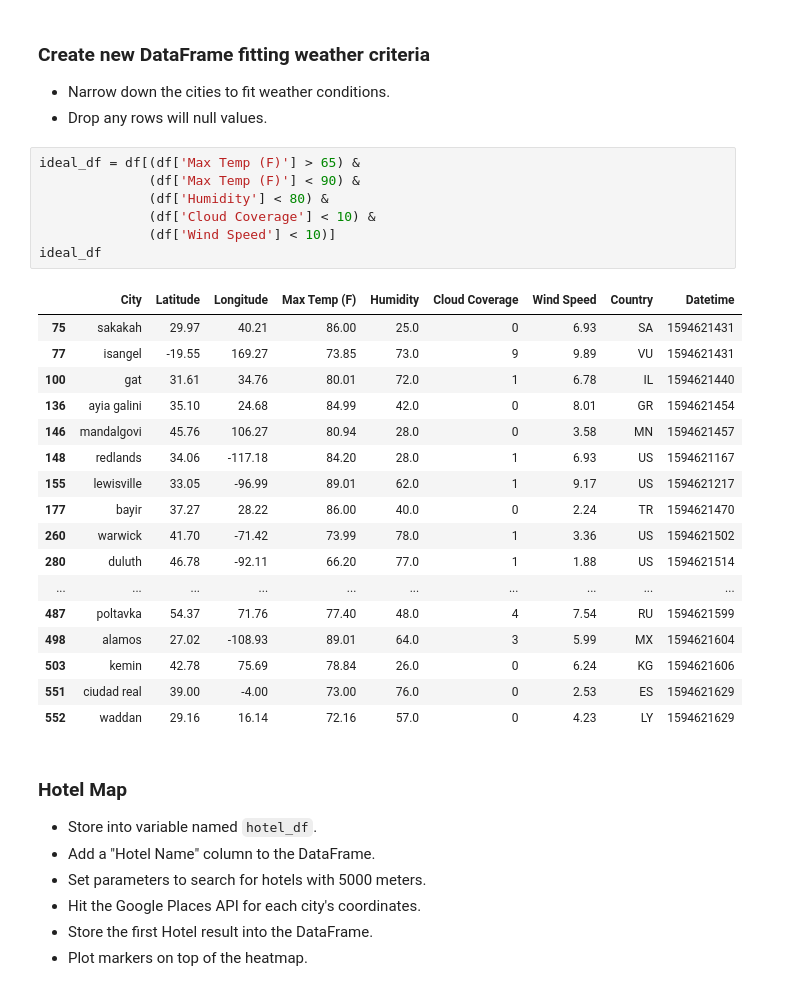
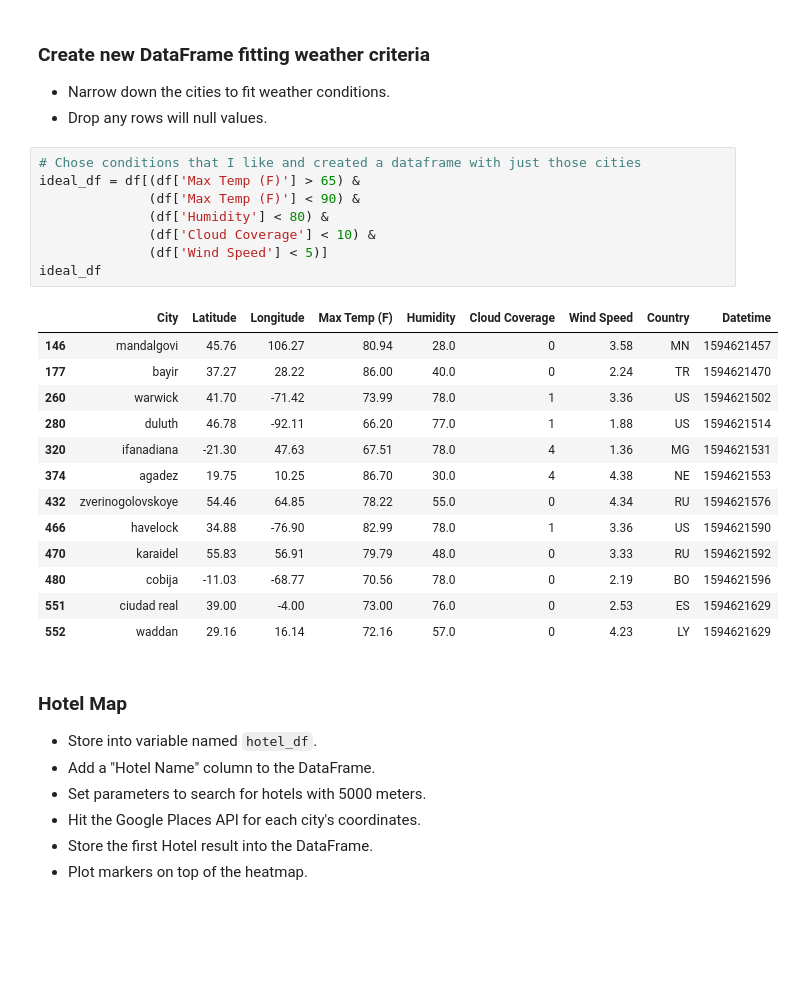
Before and after one commit to jaysueno/python-api-challenge, a Jupyter notebook: WeatherPy/VacationPy_jay.ipynb, the cells around one changed output. Cells and saved outputs as stored; diff of their text form; blank space fills up the shorter version.

```diff
--- a/WeatherPy/VacationPy_jay.ipynb
+++ b/WeatherPy/VacationPy_jay.ipynb
@@ -64,28 +64,25 @@ figure
 * Narrow down the cities to fit weather conditions.
 * Drop any rows will null values.
 # %%
+# Chose conditions that I like and created a dataframe with just those cities
 ideal_df = df[(df['Max Temp (F)'] > 65) &
               (df['Max Temp (F)'] < 90) &
               (df['Humidity'] < 80) &
               (df['Cloud Coverage'] < 10) &
-              (df['Wind Speed'] < 10)]
+              (df['Wind Speed'] < 5)]
 ideal_df
 # %% [output]
 |  | City | Latitude | Longitude | Max Temp (F) | Humidity | Cloud Coverage | Wind Speed | Country | Datetime |
-| 75 | sakakah | 29.97 | 40.21 | 86.00 | 25.0 | 0 | 6.93 | SA | 1594621431 |
-| 77 | isangel | -19.55 | 169.27 | 73.85 | 73.0 | 9 | 9.89 | VU | 1594621431 |
-| 100 | gat | 31.61 | 34.76 | 80.01 | 72.0 | 1 | 6.78 | IL | 1594621440 |
-| 136 | ayia galini | 35.10 | 24.68 | 84.99 | 42.0 | 0 | 8.01 | GR | 1594621454 |
 | 146 | mandalgovi | 45.76 | 106.27 | 80.94 | 28.0 | 0 | 3.58 | MN | 1594621457 |
-| 148 | redlands | 34.06 | -117.18 | 84.20 | 28.0 | 1 | 6.93 | US | 1594621167 |
-| 155 | lewisville | 33.05 | -96.99 | 89.01 | 62.0 | 1 | 9.17 | US | 1594621217 |
 | 177 | bayir | 37.27 | 28.22 | 86.00 | 40.0 | 0 | 2.24 | TR | 1594621470 |
 | 260 | warwick | 41.70 | -71.42 | 73.99 | 78.0 | 1 | 3.36 | US | 1594621502 |
 | 280 | duluth | 46.78 | -92.11 | 66.20 | 77.0 | 1 | 1.88 | US | 1594621514 |
-| ... | ... | ... | ... | ... | ... | ... | ... | ... | ... |
-| 487 | poltavka | 54.37 | 71.76 | 77.40 | 48.0 | 4 | 7.54 | RU | 1594621599 |
-| 498 | alamos | 27.02 | -108.93 | 89.01 | 64.0 | 3 | 5.99 | MX | 1594621604 |
-| 503 | kemin | 42.78 | 75.69 | 78.84 | 26.0 | 0 | 6.24 | KG | 1594621606 |
+| 320 | ifanadiana | -21.30 | 47.63 | 67.51 | 78.0 | 4 | 1.36 | MG | 1594621531 |
+| 374 | agadez | 19.75 | 10.25 | 86.70 | 30.0 | 4 | 4.38 | NE | 1594621553 |
+| 432 | zverinogolovskoye | 54.46 | 64.85 | 78.22 | 55.0 | 0 | 4.34 | RU | 1594621576 |
+| 466 | havelock | 34.88 | -76.90 | 82.99 | 78.0 | 1 | 3.36 | US | 1594621590 |
+| 470 | karaidel | 55.83 | 56.91 | 79.79 | 48.0 | 0 | 3.33 | RU | 1594621592 |
+| 480 | cobija | -11.03 | -68.77 | 70.56 | 78.0 | 0 | 2.19 | BO | 1594621596 |
 | 551 | ciudad real | 39.00 | -4.00 | 73.00 | 76.0 | 0 | 2.53 | ES | 1594621629 |
 | 552 | waddan | 29.16 | 16.14 | 72.16 | 57.0 | 0 | 4.23 | LY | 1594621629 |
 # %% [markdown]
```
Also changed, not shown: parts of 4 cells of this notebook, 1 other file.
